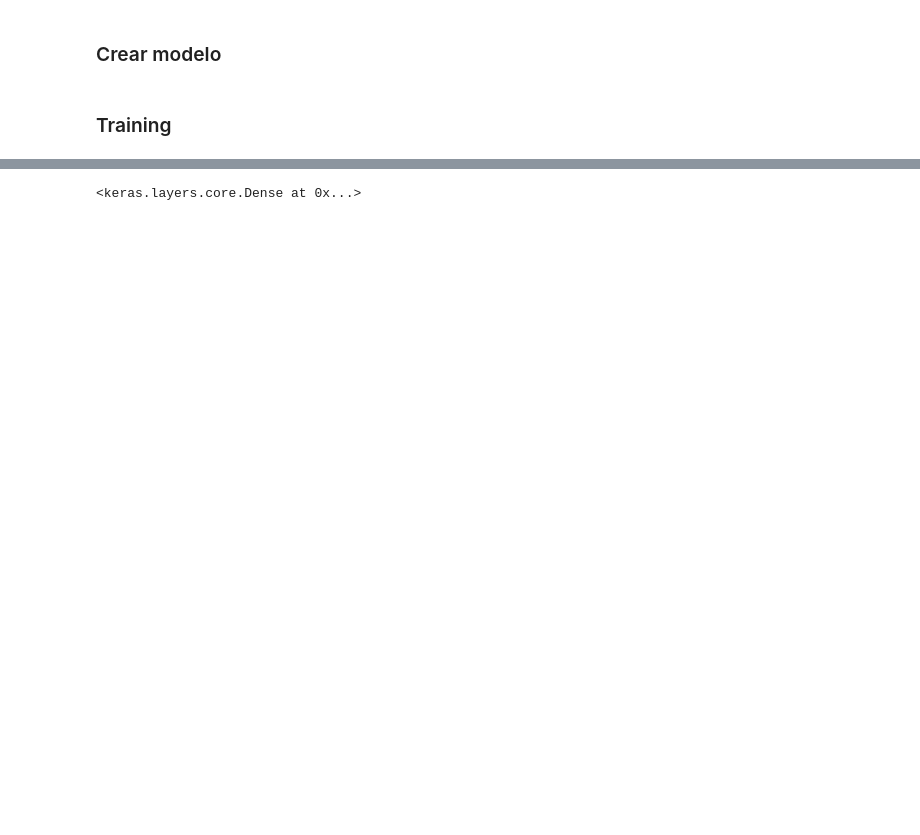
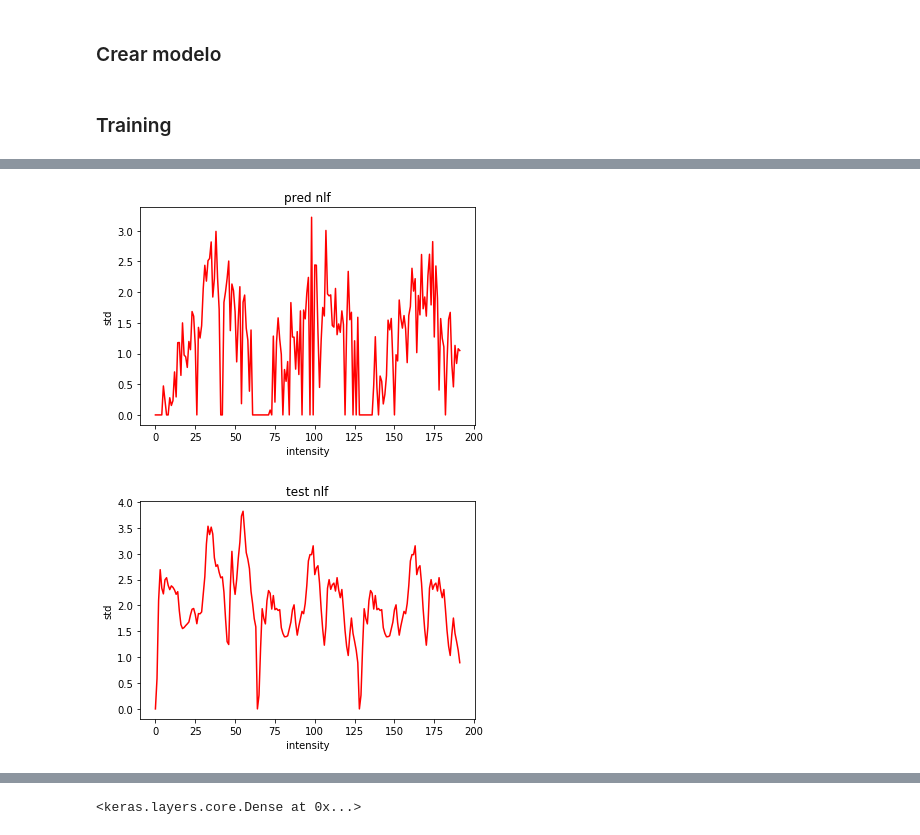
Before and after one commit to CarlosRamis/tfg_real_denoising, a Jupyter notebook: CNN_train_indep.ipynb, the cells around one changed output, grey strips where cells are left out. Drawn from its saved outputs; the diff is of its cells as text; code cells hidden in the pictures; blank space fills up the shorter version.

```diff
--- a/CNN_train_indep.ipynb
+++ b/CNN_train_indep.ipynb
@@ -18,7 +18,7 @@ for scene in scene_paths[0:-6]:
     print(scene)
     windows_path = glob(scene + '*')
 
-    for window in windows_path[0:1]:
+    for window in windows_path:
         images_ref_path = glob(window + '/w_*.jpg')
         NLF_path = window + '/NLF_filtered.mat'
 
@@ -37,7 +37,7 @@ for scene in scene_paths[-6:-1]:
     print(scene)
     windows_path = glob(scene + '*')
 
-    for window in windows_path[0:1]:
+    for window in windows_path:
         images_ref_path = glob(window + '/w_*.jpg')
         NLF_path = window + '/NLF_filtered.mat'
 
@@ -142,7 +148,7 @@ import matplotlib.pyplot as plt
 
 def pred_mc_indep_net(model, ii):
 
-    y_pred = np.transpose(model.predict([[X_[ii]]]))
+    y_pred = np.transpose(model.predict([[X_[ii]], [X_[ii]], [X_[ii]]]))
 
     fig, ax = plt.subplots()
     #y_pred[y_pred < 0] = 0
@@ -176,35 +182,38 @@ def train_indep_model(model, X_, y_, Xtest_, ytest_):
 
         # Training the model
         history = model.fit(x=X_, y=y_, validation_data=(Xtest_, ytest_),
                                 epochs=1, shuffle=True, batch_size = 64)
 
         pred_mc_indep_net(model, 0)
 
         count += 1
         mean_samples = 6
 
         # Checking the convergence of the model using the standard deviation of the accuracy for some epochs
         hist_loss.extend(history.history["loss"])
         hist_val_loss.extend(history.history["val_loss"])
 
         used_hist_val_loss = hist_val_loss[max(0,len(hist_val_loss)-mean_samples):len(hist_val_loss)]
 
         if len(used_hist_val_loss) >= mean_samples:
             mean_acc = float(sum(np.asarray(used_hist_val_loss)))/float(len(used_hist_val_loss))
             std_cutre = float(sum(np.abs(np.asarray(used_hist_val_loss)-mean_acc)))/float(len(used_hist_val_loss))
 
             print("STD OF " + str(len(used_hist_val_loss)) + ' SAMPLES: '),
             print(std_cutre)
 
-            if std_cutre < std_thold or count > 2:
+            if std_cutre < std_thold or count > 20:
                 converged = True
+                return model, hist_loss, hist_val_loss
+
 
         else:
             # converged = True # Useful for testing
             print("Not enough samples to compute the STD :(")
 
         print('\n')
-
-        return model, hist_loss, hist_val_loss
+# %% [output]
+[figure, added]
+[figure, added]
 # %%
 model_a.summary()
```
Also changed, not shown: parts of 14 cells of this notebook.
